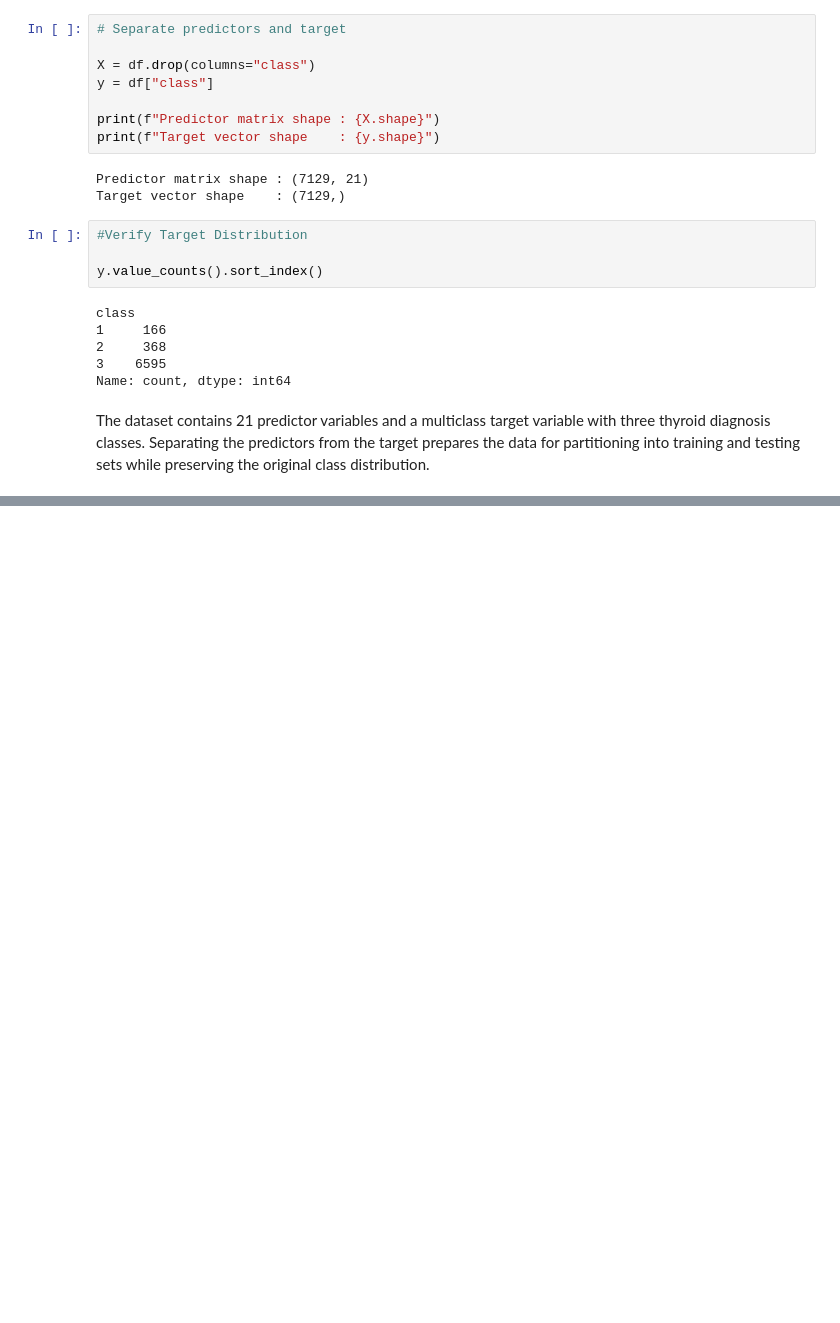
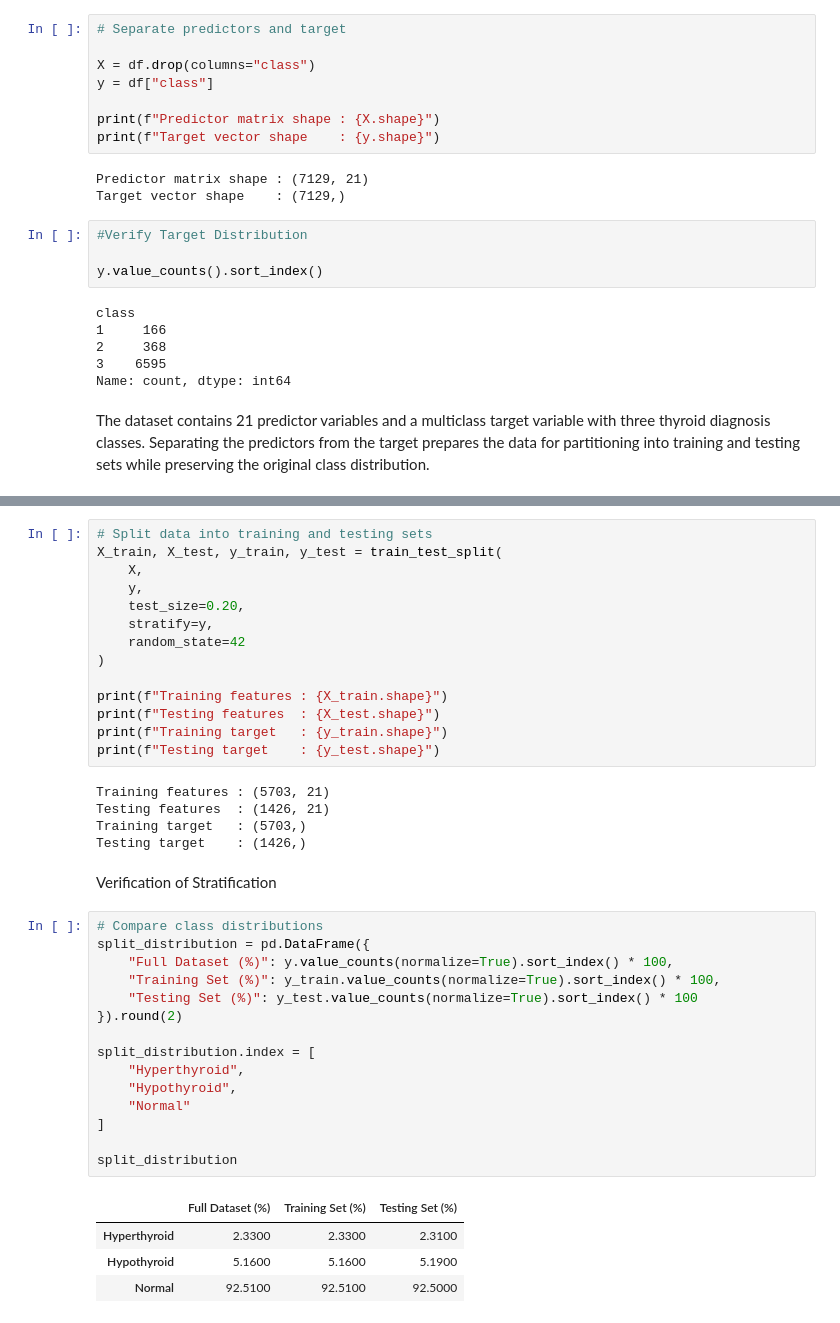
Before and after one commit to byegond-beep/Multi-class-Thyroid-Disease-Classification, a Jupyter notebook: notebook.ipynb, the cells around one changed output, grey strips where cells are left out. Drawn from its saved outputs; the diff is of its cells as text; blank space fills up the shorter version.

Commit message:
Splitting Dataset

```diff
--- a/notebook.ipynb
+++ b/notebook.ipynb
@@ -1066,0 +1071,41 @@ The dataset contains 21 predictor variables and a multiclass target variable wit
+# %%
+# Split data into training and testing sets
+X_train, X_test, y_train, y_test = train_test_split(
+    X,
+    y,
+    test_size=0.20,
+    stratify=y,
+    random_state=42
+)
+
+print(f"Training features : {X_train.shape}")
+print(f"Testing features  : {X_test.shape}")
+print(f"Training target   : {y_train.shape}")
+print(f"Testing target    : {y_test.shape}")
+# %% [output]
+Training features : (5703, 21)
+Testing features  : (1426, 21)
+Training target   : (5703,)
+Testing target    : (1426,)
+# %% [markdown]
+Verification of Stratification
+# %%
+# Compare class distributions
+split_distribution = pd.DataFrame({
+    "Full Dataset (%)": y.value_counts(normalize=True).sort_index() * 100,
+    "Training Set (%)": y_train.value_counts(normalize=True).sort_index() * 100,
+    "Testing Set (%)": y_test.value_counts(normalize=True).sort_index() * 100
+}).round(2)
+
+split_distribution.index = [
+    "Hyperthyroid",
+    "Hypothyroid",
+    "Normal"
+]
+
+split_distribution
+# %% [output]
+|  | Full Dataset (%) | Training Set (%) | Testing Set (%) |
+| Hyperthyroid | 2.3300 | 2.3300 | 2.3100 |
+| Hypothyroid | 5.1600 | 5.1600 | 5.1900 |
+| Normal | 92.5100 | 92.5100 | 92.5000 |
```
Also changed, not shown: parts of 2 cells of this notebook.
